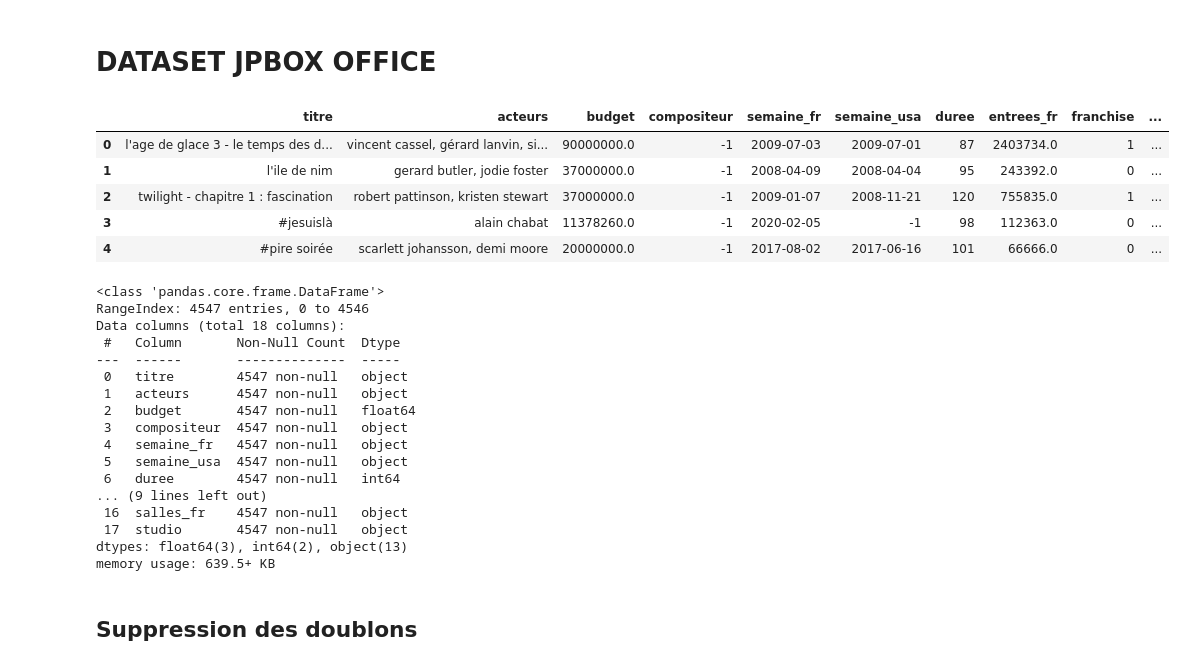
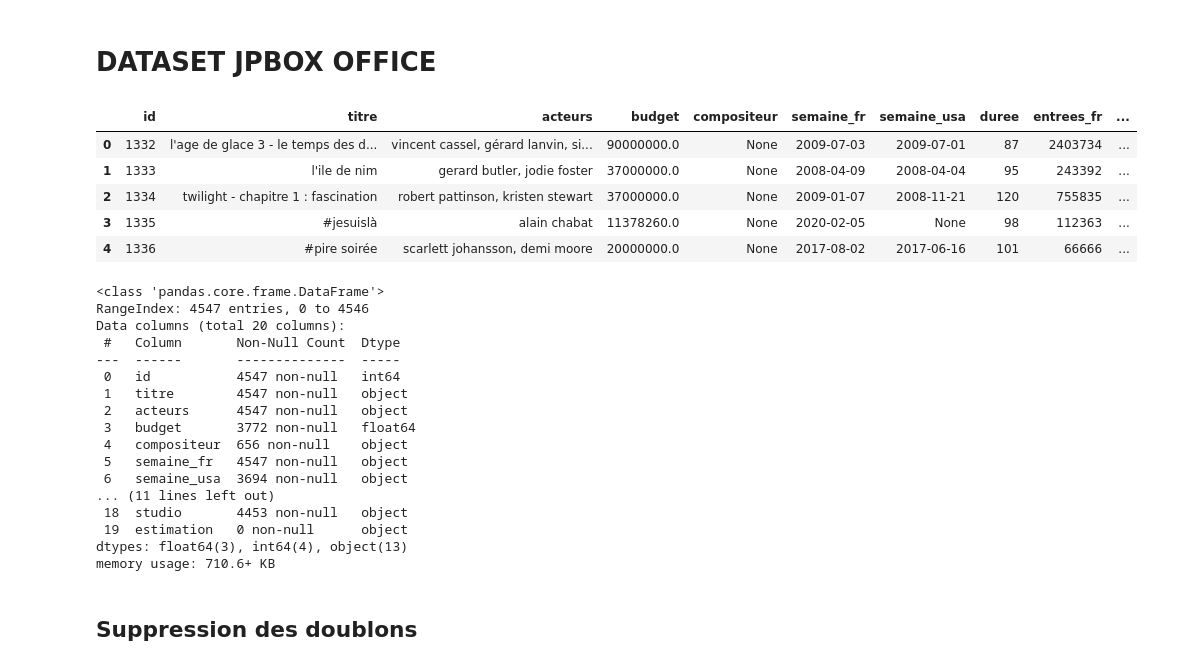
Before and after one commit to cjulliar/Movie_Popularity_Prediction, a Jupyter notebook: ml/cleaning_sql.ipynb, the cells around one changed output. Saved outputs shown, nothing was run; the diff lists cells and outputs as text; code cells hidden in the pictures.

```diff
--- a/ml/cleaning_sql.ipynb
+++ b/ml/cleaning_sql.ipynb
@@ -11,7 +12,7 @@ import mysql.connector
 host = "casq.mysql.database.azure.com"
 user = "tenshi"
 password = "Simplon59"
-database = "cinema_db"
+database = "db_movies"
 
 # Connexion à la base de données
 conn = mysql.connector.connect(
@@ -22,7 +23,7 @@ conn = mysql.connector.connect(
 )
 
 # Requête SQL pour extraire les données
-sql_query = "SELECT f.*, s.nom as 'studio_name' FROM films f JOIN film_studio fs ON f.film_id = fs.film_id JOIN studios s ON s.studio_id = fs.studio_id;"
+sql_query = "SELECT * FROM films;"
 # sql_query = "SELECT f.*, s.nom AS 'studio_name', p_realisateur.nom AS 'realisateur_nom', p_compositeur.nom AS 'compositeur_nom', p_producteur.nom AS 'producteur_nom', p_acteur.nom AS 'acteur_nom' FROM films f JOIN film_studio fs ON f.film_id = fs.film_id JOIN studios s ON s.studio_id = fs.studio_id JOIN film_personne fp_realisateur ON fp_realisateur.film_id = f.film_id AND fp_realisateur.role = 'realisateur' JOIN personnes p_realisateur ON p_realisateur.personne_id = fp_realisateur.personne_id JOIN film_personne fp_compositeur ON fp_compositeur.film_id = f.film_id AND fp_compositeur.role = 'compositeur' JOIN personnes p_compositeur ON p_compositeur.personne_id = fp_compositeur.personne_id JOIN film_personne fp_producteur ON fp_producteur.film_id = f.film_id AND fp_producteur.role = 'producteur' JOIN personnes p_producteur ON p_producteur.personne_id = fp_producteur.personne_id JOIN film_personne fp_acteur ON fp_acteur.film_id = f.film_id AND fp_acteur.role = 'acteur' JOIN personnes p_acteur ON p_acteur.personne_id = fp_acteur.personne_id;"
 # Lecture des données dans un DataFrame pandas
 data_jp = pd.read_sql(sql_query, conn)
@@ -33,43 +34,43 @@ conn.close()
 # Enregistrement des données dans un fichier CSV
 data_jp.to_csv("datasets/donnees_SQL.csv", index=False)
 # %%
-import numpy as np
-data = pd.read_csv("input_datasets/modif_csv_cleaned.csv")
+# import numpy as np
+# data = pd.read_csv("input_datasets/modif_csv_cleaned.csv")
 
-data['entrees_fr'] = data['entrees_fr'].replace('[$\s]', '', regex=True).replace('-', np.nan, regex=True).astype(float)
-data['entrees_usa'] = data['entrees_usa'].replace('[$\s]', '', regex=True).replace('-', np.nan, regex=True).astype(float)
-df = pd.DataFrame(data)
+# data['entrees_fr'] = data['entrees_fr'].replace('[$\s]', '', regex=True).replace('-', np.nan, regex=True).astype(float)
+# data['entrees_usa'] = data['entrees_usa'].replace('[$\s]', '', regex=True).replace('-', np.nan, regex=True).astype(float)
+# df = pd.DataFrame(data)
 
-data_jp = data
-data_jp.fillna(-1, inplace=True)
-display(data.head())
+# data_jp = data
+# data_jp.fillna(-1, inplace=True)
+display(data_jp.head())
 # %% [output]
-|  | titre | acteurs | budget | compositeur | semaine_fr | semaine_usa | duree | entrees_fr | franchise | ... |
-| 0 | l'age de glace 3 - le temps des d... | vincent cassel, gérard lanvin, si... | 90000000.0 | -1 | 2009-07-03 | 2009-07-01 | 87 | 2403734.0 | 1 | ... |
-| 1 | l'ile de nim | gerard butler, jodie foster | 37000000.0 | -1 | 2008-04-09 | 2008-04-04 | 95 | 243392.0 | 0 | ... |
-| 2 | twilight - chapitre 1 : fascination | robert pattinson, kristen stewart | 37000000.0 | -1 | 2009-01-07 | 2008-11-21 | 120 | 755835.0 | 1 | ... |
-| 3 | #jesuislà | alain chabat | 11378260.0 | -1 | 2020-02-05 | -1 | 98 | 112363.0 | 0 | ... |
-| 4 | #pire soirée | scarlett johansson, demi moore | 20000000.0 | -1 | 2017-08-02 | 2017-06-16 | 101 | 66666.0 | 0 | ... |
+|  | id | titre | acteurs | budget | compositeur | semaine_fr | semaine_usa | duree | entrees_fr | ... |
+| 0 | 1332 | l'age de glace 3 - le temps des d... | vincent cassel, gérard lanvin, si... | 90000000.0 | None | 2009-07-03 | 2009-07-01 | 87 | 2403734 | ... |
+| 1 | 1333 | l'ile de nim | gerard butler, jodie foster | 37000000.0 | None | 2008-04-09 | 2008-04-04 | 95 | 243392 | ... |
+| 2 | 1334 | twilight - chapitre 1 : fascination | robert pattinson, kristen stewart | 37000000.0 | None | 2009-01-07 | 2008-11-21 | 120 | 755835 | ... |
+| 3 | 1335 | #jesuislà | alain chabat | 11378260.0 | None | 2020-02-05 | None | 98 | 112363 | ... |
+| 4 | 1336 | #pire soirée | scarlett johansson, demi moore | 20000000.0 | None | 2017-08-02 | 2017-06-16 | 101 | 66666 | ... |
 # %%
 data_jp.info()
 # %% [output]
 <class 'pandas.core.frame.DataFrame'>
 RangeIndex: 4547 entries, 0 to 4546
-Data columns (total 18 columns):
+Data columns (total 20 columns):
  #   Column       Non-Null Count  Dtype
 ---  ------       --------------  -----
- 0   titre        4547 non-null   object
- 1   acteurs      4547 non-null   object
- 2   budget       4547 non-null   float64
- 3   compositeur  4547 non-null   object
- 4   semaine_fr   4547 non-null   object
- 5   semaine_usa  4547 non-null   object
- 6   duree        4547 non-null   int64
-... (9 lines left out)
- 16  salles_fr    4547 non-null   object
- 17  studio       4547 non-null   object
-dtypes: float64(3), int64(2), object(13)
-memory usage: 639.5+ KB
+ 0   id           4547 non-null   int64
+ 1   titre        4547 non-null   object
+ 2   acteurs      4547 non-null   object
+ 3   budget       3772 non-null   float64
+ 4   compositeur  656 non-null    object
+ 5   semaine_fr   4547 non-null   object
+ 6   semaine_usa  3694 non-null   object
+... (11 lines left out)
+ 18  studio       4453 non-null   object
+ 19  estimation   0 non-null      object
+dtypes: float64(3), int64(4), object(13)
+memory usage: 710.6+ KB
 # %% [markdown]
 ## Suppression des doublons
 # %%
```
Also changed, not shown: parts of 21 cells of this notebook, 15 other files.
